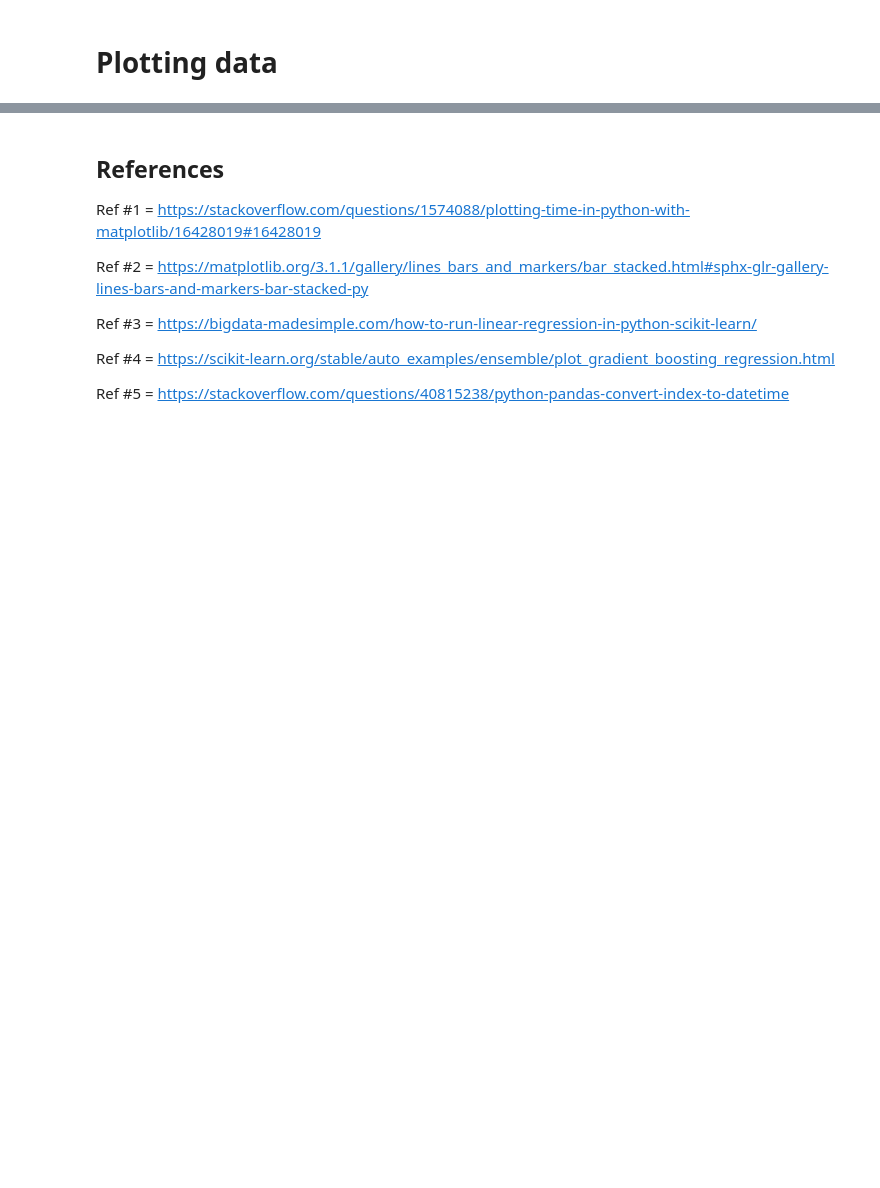
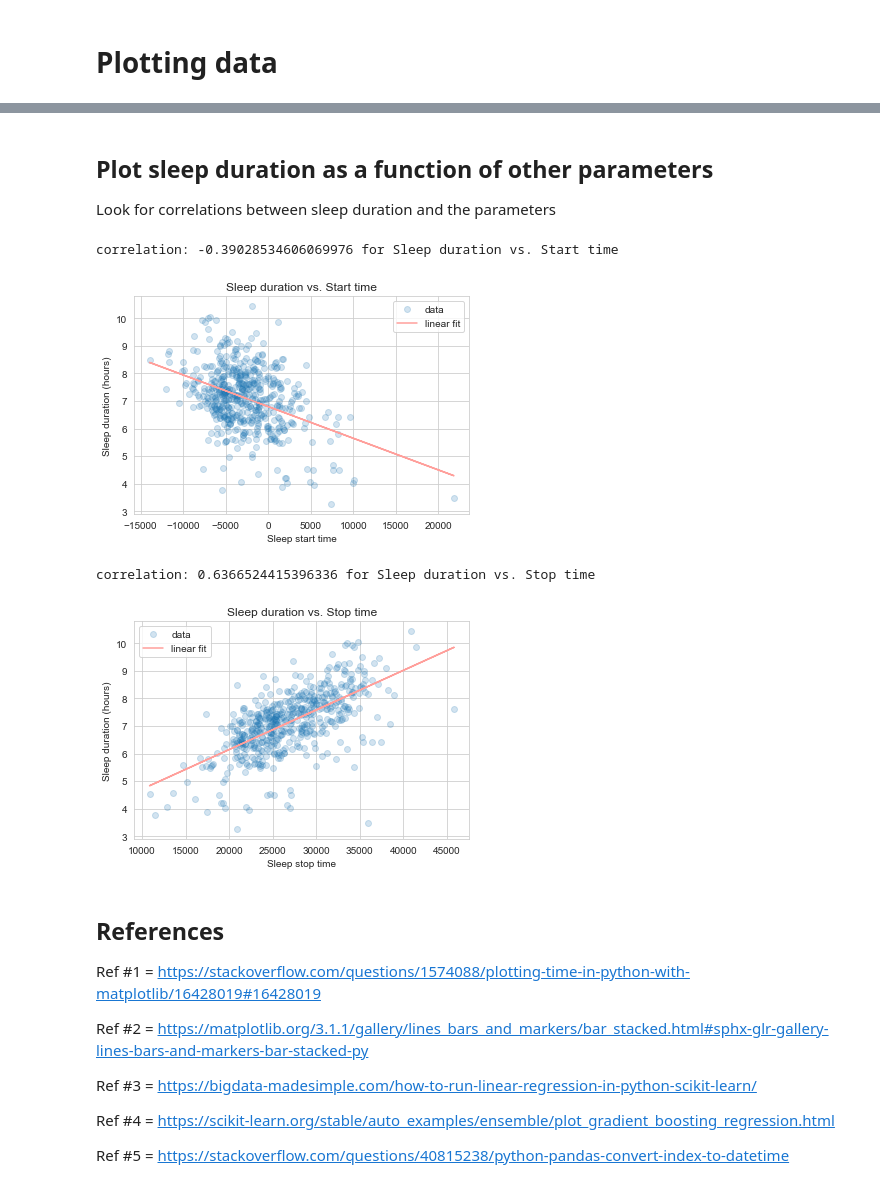
Before and after one commit to Amita22/Machine-Learning-Fitbit-Sleep, a Jupyter notebook: analysis.ipynb, the cells around one changed output, grey strips where cells are left out. Drawn from its saved outputs; the diff is of its cells as text; code cells hidden in the pictures; blank space fills up the shorter version.

```diff
--- a/analysis.ipynb
+++ b/analysis.ipynb
@@ -628,0 +579,3 @@ SyntaxError: invalid syntax (<ipython-input-13-80a9663acfb9>, line 64)
+# %% [markdown]
+## Plot sleep duration as a function of other parameters
+Look for correlations between sleep duration and the parameters
@@ -629,3 +641,14 @@ SyntaxError: invalid syntax (<ipython-input-13-80a9663acfb9>, line 64)
+# %%
+sleep_list = df_clean['sleep duration'].tolist()
+start_time_list = df_clean['sleep start time'].tolist()
+stop_time_list = df_clean['sleep stop time'].tolist()
+plot_nice(start_time_list,sleep_list,"Sleep duration vs. Start time","Sleep start time","Sleep duration (hours)")
+plot_nice(stop_time_list,sleep_list,"Sleep duration vs. Stop time","Sleep stop time","Sleep duration (hours)")
+# %% [output]
+correlation: -0.39028534606069976 for Sleep duration vs. Start time
+[figure, added]
+correlation: 0.6366524415396336 for Sleep duration vs. Stop time
+[figure, added]
 # %% [markdown]
 ## References
 Ref #1 = https://stackoverflow.com/questions/1574088/plotting-time-in-python-with-matplotlib/16428019#16428019
```
Also changed, not shown: parts of 7 cells of this notebook.
